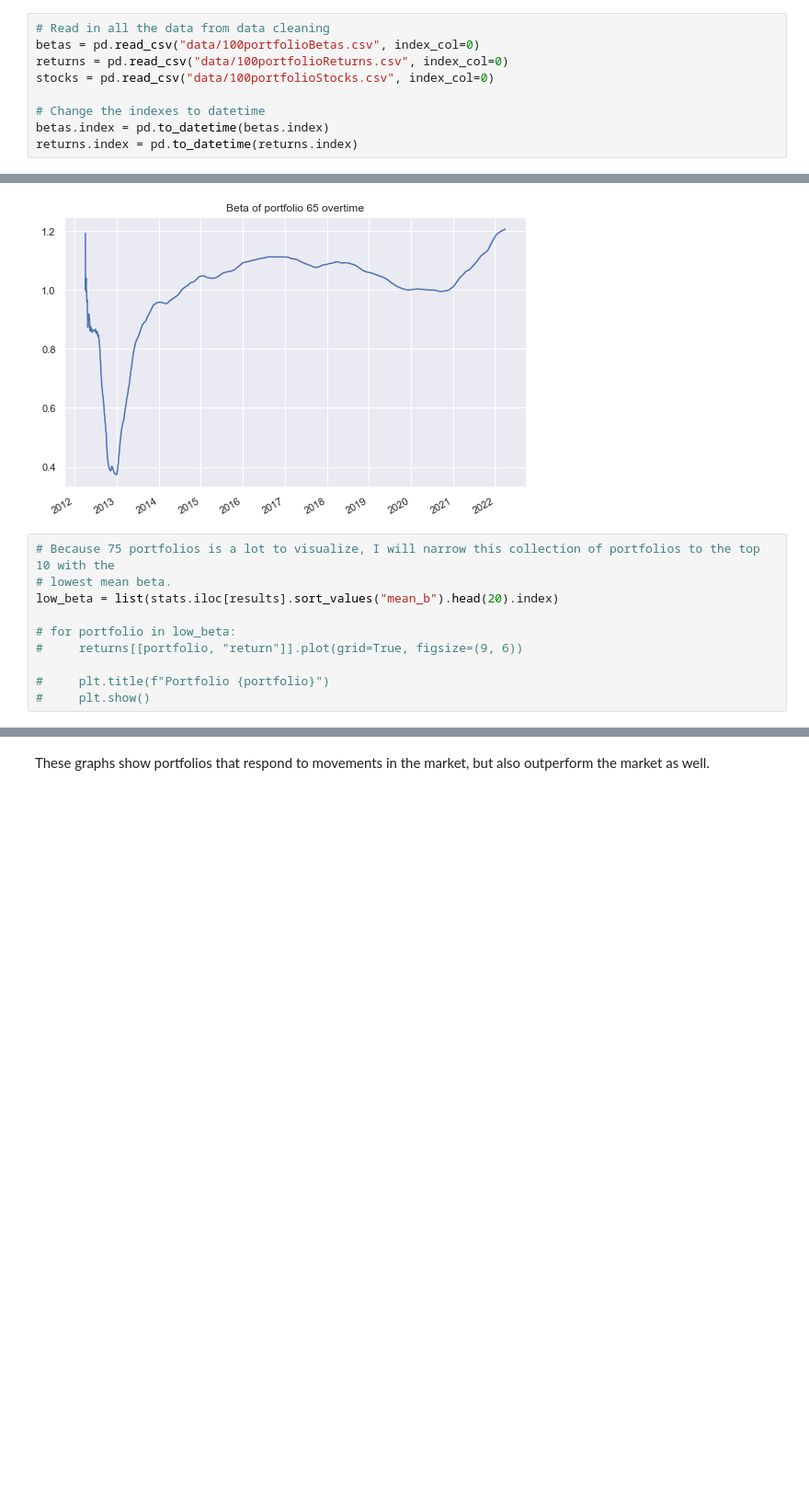
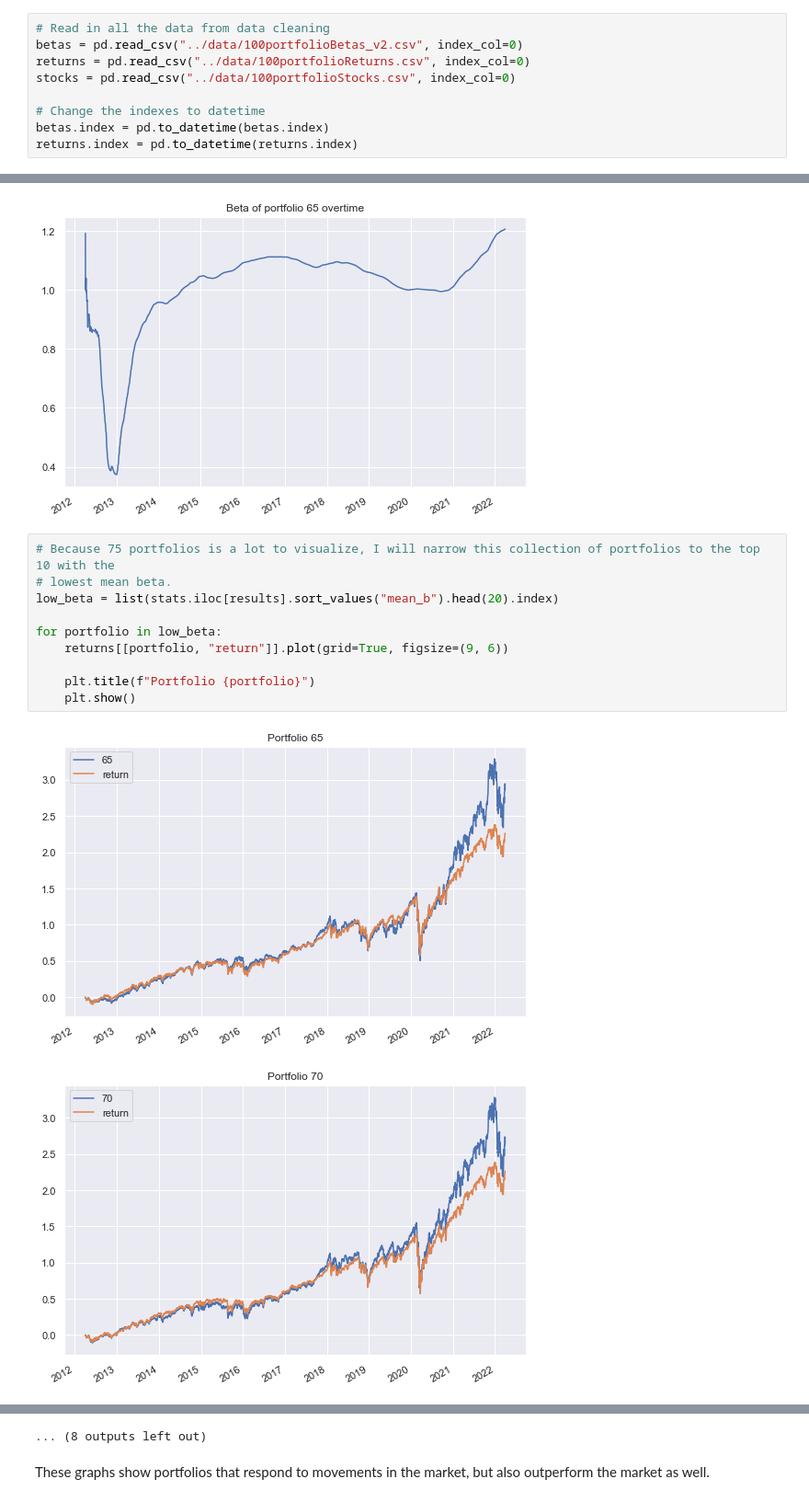
Before and after one commit to tanner-k/Investment-Portfolio-Prediction, a Jupyter notebook: notebooks/EDA.ipynb, the cells around one changed output, grey strips where cells are left out. Shown at 92% size. Drawn from its saved outputs; the diff is of its cells as text; blank space fills up the shorter version.

Commit message:
Visualized data and looked for the best portfolios.

```diff
--- a/notebooks/EDA.ipynb
+++ b/notebooks/EDA.ipynb
@@ -17,9 +17,9 @@ Steps:
 4. Stock comparison: Look to see common stocks in these portfolios and/or common groupings of stocks.
 # %%
 # Read in all the data from data cleaning
-betas = pd.read_csv("data/100portfolioBetas.csv", index_col=0)
-returns = pd.read_csv("data/100portfolioReturns.csv", index_col=0)
-stocks = pd.read_csv("data/100portfolioStocks.csv", index_col=0)
+betas = pd.read_csv("../data/100portfolioBetas_v2.csv", index_col=0)
+returns = pd.read_csv("../data/100portfolioReturns.csv", index_col=0)
+stocks = pd.read_csv("../data/100portfolioStocks.csv", index_col=0)
 
 # Change the indexes to datetime
 betas.index = pd.to_datetime(betas.index)
@@ -126,10 +126,13 @@ plt.show()
 # %%
 # Because 75 portfolios is a lot to visualize, I will narrow this collection of portfolios to the top 10 with the
 # lowest mean beta.
 low_beta = list(stats.iloc[results].sort_values("mean_b").head(20).index)
 
-# for portfolio in low_beta:
-#     returns[[portfolio, "return"]].plot(grid=True, figsize=(9, 6))
+for portfolio in low_beta:
+    returns[[portfolio, "return"]].plot(grid=True, figsize=(9, 6))
 
-#     plt.title(f"Portfolio {portfolio}")
-#     plt.show()
+    plt.title(f"Portfolio {portfolio}")
+    plt.show()
+# %% [output]
+[figure, added]
+[figure, added]
@@ -136,3 +149,4 @@ low_beta = list(stats.iloc[results].sort_values("mean_b").head(20).index)
+... (8 outputs left out)
 # %% [markdown]
 These graphs show portfolios that respond to movements in the market, but also outperform the market as well.
 # %%
```
Also changed, not shown: parts of 4 cells of this notebook.
